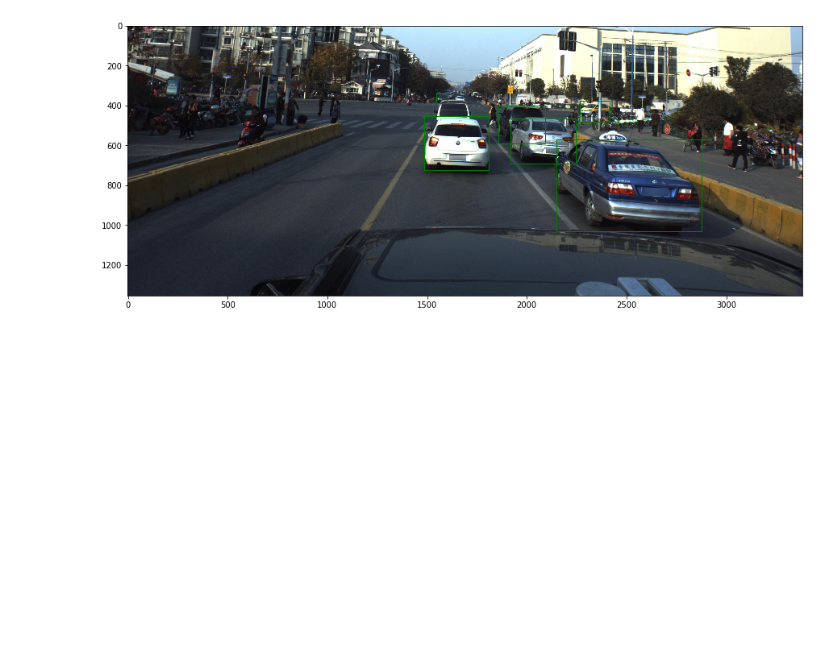
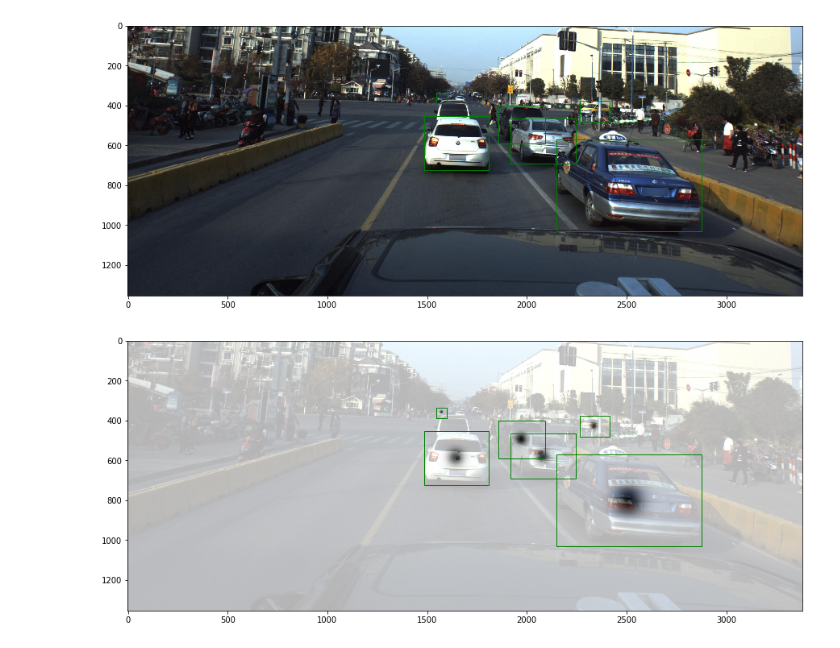
Before and after one commit to dmitry-vorobiev/kaggle-pku-autonomous-driving-centernet, a Jupyter notebook: notebooks/heatmap.ipynb, the cells around one changed output. Drawn from its saved outputs; the diff is of its cells as text; code cells hidden in the pictures; blank space fills up the shorter version.

```diff
--- a/notebooks/heatmap.ipynb
+++ b/notebooks/heatmap.ipynb
@@ -337,7 +326,8 @@ def calc_2D_boxes(car_poses, car_models, image_shape, im_scale=1.0):
         # project 3D points to 2d image plane
         rot_mat = euler_angles_to_rotation_matrix(pose[:3])
         rvect, _ = cv2.Rodrigues(rot_mat)
-        imgpts, jac = cv2.projectPoints(np.float32(car['vertices']), rvect, pose[3:], camera_matrix, distCoeffs=None)
+        imgpts, jac = cv2.projectPoints(np.float32(car['vertices']), rvect,
+                                        pose[3:], camera_matrix, distCoeffs=None)
         imgpts = np.int32(imgpts).reshape(-1, 2)
 
         x1, y1, x2, y2 = imgpts[:, 0].min(), imgpts[:, 1].min(), imgpts[:, 0].max(), imgpts[:, 1].max()
@@ -346,6 +336,19 @@ def calc_2D_boxes(car_poses, car_models, image_shape, im_scale=1.0):
             y2 -= int(image_shape[1])
         boxes.append([x1, y1, x2, y2])
     return boxes
+
+
+def add_blend_img(back, fore, trans=0.7, white_theme=False):
+    if white_theme:
+        fore = 255 - fore
+    if fore.shape[0] != back.shape[0] or fore.shape[0] != back.shape[1]:
+        fore = cv2.resize(fore, (back.shape[1], back.shape[0]))
+    if len(fore.shape) == 2:
+        fore = fore.reshape(fore.shape[0], fore.shape[1], 1)
+    out = (back * (1. - trans) + fore * trans)
+    out[out > 255] = 255
+    out[out < 0] = 0
+    return out.astype(np.uint8).copy()
 # %%
 car_models = load_car_models()
 # %% [output]
@@ -444,3 +412,12 @@ bboxs = calc_2D_boxes(anns, car_models, s)
 imshow(img, boxes=bboxs)
 # %% [output]
 [figure]
+# %%
+# c, s = rand_affine(c, s, cf=0.1, sf=0.4)
+trans_input = get_affine_transform(c, s, 0, [width, height])
+inp = cv2.warpAffine(img, trans_input, (width, height), flags=cv2.INTER_LINEAR)
+
+blend = add_blend_img(inp, hm[0] * 255, white_theme=True)
+imshow(blend, boxes=bboxs)
+# %% [output]
+[figure, added]
```
Also changed, not shown: parts of 5 cells of this notebook.
